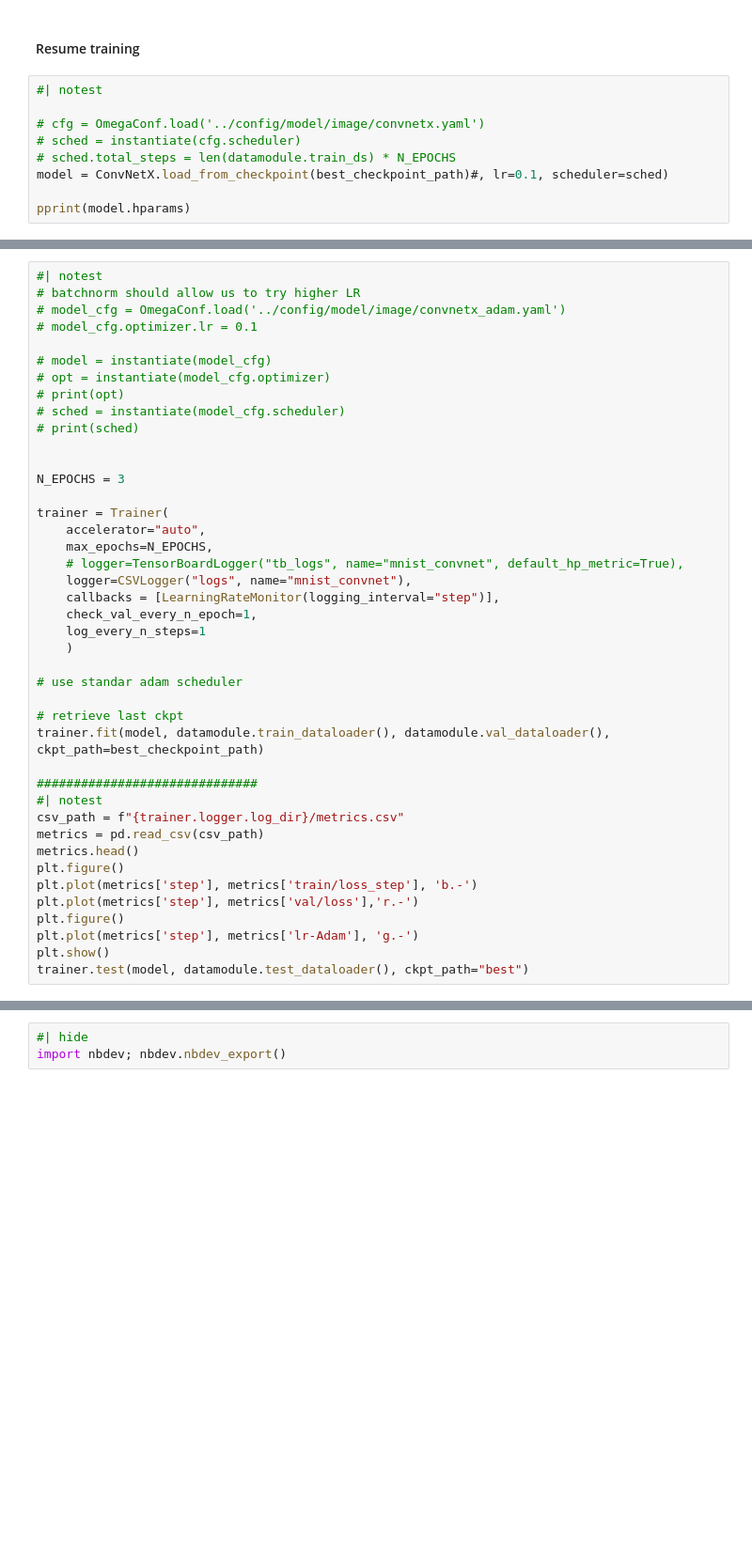
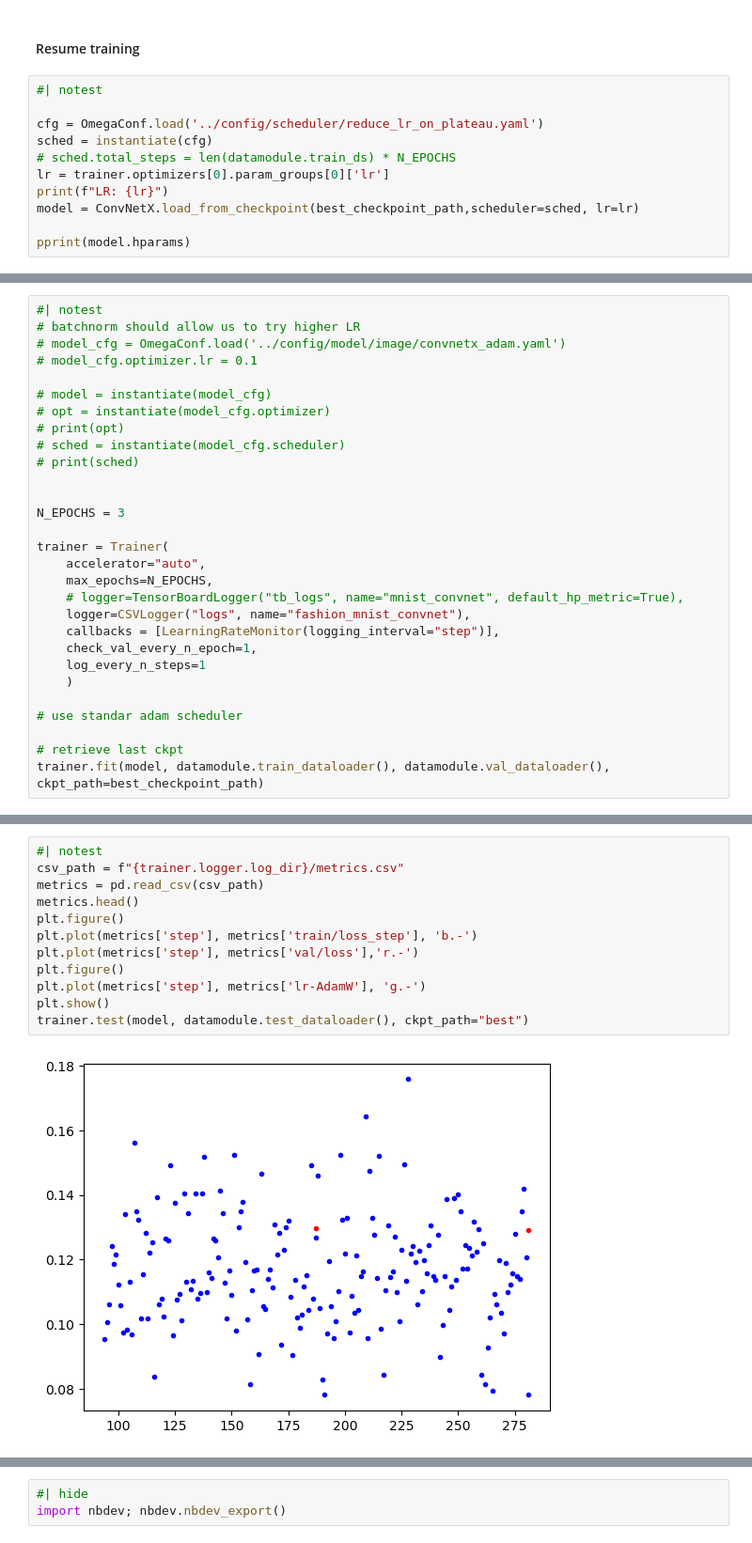
Before and after one commit to slegroux/nimrod, a Jupyter notebook: nbs/models.conv.ipynb, the cells around one changed output, grey strips where cells are left out. Shown at 94% size. Saved outputs shown, nothing was run; the diff lists cells and outputs as text; blank space fills up the shorter version.

Commit message:
make sure configs work; closes #94

```diff
--- a/nbs/models.conv.ipynb
+++ b/nbs/models.conv.ipynb
@@ -1115,10 +1114,12 @@ Best checkpoint path: /Users/slegroux/Projects/nimrod/nbs/checkpoints/epoch02-va
 # %%
 #| notest
 
-# cfg = OmegaConf.load('../config/model/image/convnetx.yaml')
-# sched = instantiate(cfg.scheduler)
+cfg = OmegaConf.load('../config/scheduler/reduce_lr_on_plateau.yaml')
+sched = instantiate(cfg)
 # sched.total_steps = len(datamodule.train_ds) * N_EPOCHS
-model = ConvNetX.load_from_checkpoint(best_checkpoint_path)#, lr=0.1, scheduler=sched)
+lr = trainer.optimizers[0].param_groups[0]['lr']
+print(f"LR: {lr}")
+model = ConvNetX.load_from_checkpoint(best_checkpoint_path,scheduler=sched, lr=lr)
 
 pprint(model.hparams)
 # %% [output]
@@ -1142,7 +1162,7 @@ trainer = Trainer(
     accelerator="auto",
     max_epochs=N_EPOCHS,
     # logger=TensorBoardLogger("tb_logs", name="mnist_convnet", default_hp_metric=True),
-    logger=CSVLogger("logs", name="mnist_convnet"),
+    logger=CSVLogger("logs", name="fashion_mnist_convnet"),
     callbacks = [LearningRateMonitor(logging_interval="step")],
     check_val_every_n_epoch=1,
     log_every_n_steps=1
@@ -1152,19 +1172,6 @@ trainer = Trainer(
 
 # retrieve last ckpt
 trainer.fit(model, datamodule.train_dataloader(), datamodule.val_dataloader(), ckpt_path=best_checkpoint_path)
-
-##############################
-#| notest
-csv_path = f"{trainer.logger.log_dir}/metrics.csv"
-metrics = pd.read_csv(csv_path)
-metrics.head()
-plt.figure()
-plt.plot(metrics['step'], metrics['train/loss_step'], 'b.-')
-plt.plot(metrics['step'], metrics['val/loss'],'r.-')
-plt.figure()
-plt.plot(metrics['step'], metrics['lr-Adam'], 'g.-')
-plt.show()
-trainer.test(model, datamodule.test_dataloader(), ckpt_path="best")
 # %% [output]
 GPU available: True (mps), used: True
 TPU available: False, using: 0 TPU cores
@@ -1172,0 +1198,14 @@ NameError: name 'best_checkpoint_path' is not defined
+# %%
+#| notest
+csv_path = f"{trainer.logger.log_dir}/metrics.csv"
+metrics = pd.read_csv(csv_path)
+metrics.head()
+plt.figure()
+plt.plot(metrics['step'], metrics['train/loss_step'], 'b.-')
+plt.plot(metrics['step'], metrics['val/loss'],'r.-')
+plt.figure()
+plt.plot(metrics['step'], metrics['lr-AdamW'], 'g.-')
+plt.show()
+trainer.test(model, datamodule.test_dataloader(), ckpt_path="best")
+# %% [output]
+[figure, added]
```
Also changed, not shown: parts of 9 cells of this notebook, 9 other files.
